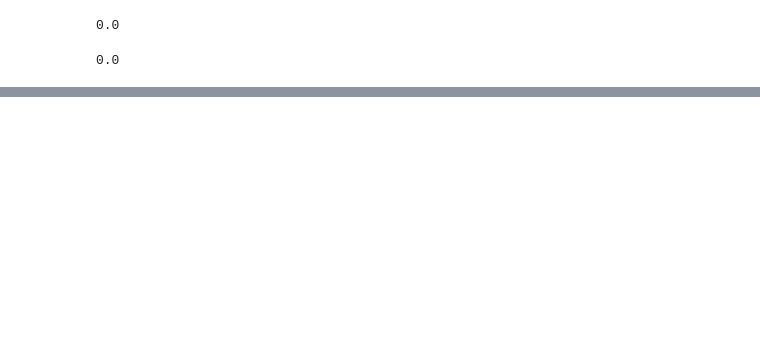
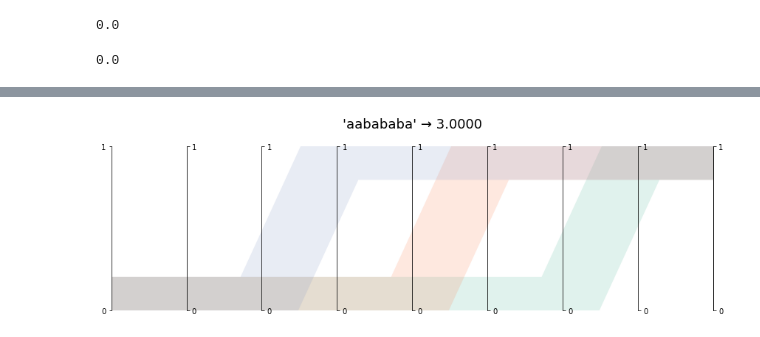
Before and after one commit to lucamarx/pyAutoSpec, a Jupyter notebook: examples/Simple Weighted Automata.ipynb, the cells around one changed output, grey strips where cells are left out. Cells and saved outputs as stored; diff of their text form; code cells hidden in the pictures; blank space fills up the shorter version.

```diff
--- a/examples/Simple Weighted Automata.ipynb
+++ b/examples/Simple Weighted Automata.ipynb
@@ -54,0 +67,4 @@ counter.evaluate("aabaaaaaaab")
+# %%
+counter.transition_plot("aabababa")
+# %% [output]
+[figure, added]
```
Also changed, not shown: parts of 7 cells of this notebook, 1 other file.
